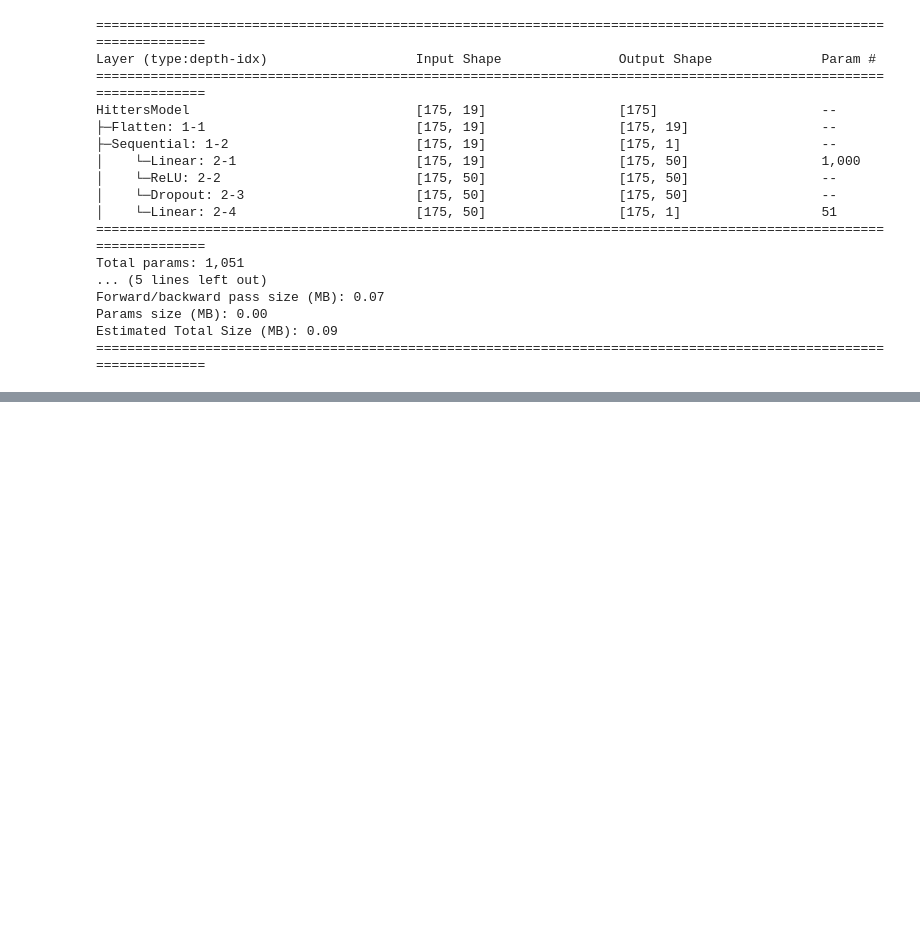
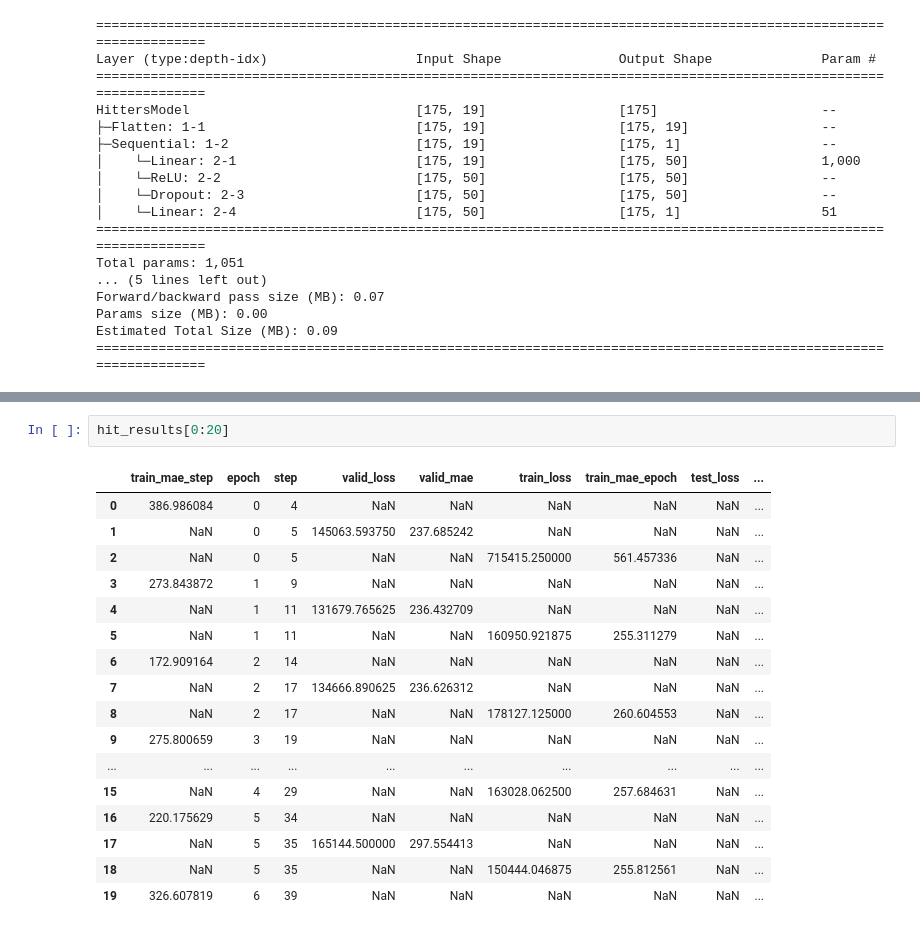
Before and after one commit to alisontuiyott/ML_Upskill, a Jupyter notebook: notebooks/IntroStatLearning_10_9_deep_learning.ipynb, the cells around one changed output, grey strips where cells are left out. Drawn from its saved outputs; the diff is of its cells as text; blank space fills up the shorter version.

```diff
--- a/notebooks/IntroStatLearning_10_9_deep_learning.ipynb
+++ b/notebooks/IntroStatLearning_10_9_deep_learning.ipynb
@@ -228,0 +408,20 @@ Estimated Total Size (MB): 0.09
+# %%
+hit_results[0:20]
+# %% [output]
+|  | train_mae_step | epoch | step | valid_loss | valid_mae | train_loss | train_mae_epoch | test_loss | ... |
+| 0 | 386.986084 | 0 | 4 | NaN | NaN | NaN | NaN | NaN | ... |
+| 1 | NaN | 0 | 5 | 145063.593750 | 237.685242 | NaN | NaN | NaN | ... |
+| 2 | NaN | 0 | 5 | NaN | NaN | 715415.250000 | 561.457336 | NaN | ... |
+| 3 | 273.843872 | 1 | 9 | NaN | NaN | NaN | NaN | NaN | ... |
+| 4 | NaN | 1 | 11 | 131679.765625 | 236.432709 | NaN | NaN | NaN | ... |
+| 5 | NaN | 1 | 11 | NaN | NaN | 160950.921875 | 255.311279 | NaN | ... |
+| 6 | 172.909164 | 2 | 14 | NaN | NaN | NaN | NaN | NaN | ... |
+| 7 | NaN | 2 | 17 | 134666.890625 | 236.626312 | NaN | NaN | NaN | ... |
+| 8 | NaN | 2 | 17 | NaN | NaN | 178127.125000 | 260.604553 | NaN | ... |
+| 9 | 275.800659 | 3 | 19 | NaN | NaN | NaN | NaN | NaN | ... |
+| ... | ... | ... | ... | ... | ... | ... | ... | ... | ... |
+| 15 | NaN | 4 | 29 | NaN | NaN | 163028.062500 | 257.684631 | NaN | ... |
+| 16 | 220.175629 | 5 | 34 | NaN | NaN | NaN | NaN | NaN | ... |
+| 17 | NaN | 5 | 35 | 165144.500000 | 297.554413 | NaN | NaN | NaN | ... |
+| 18 | NaN | 5 | 35 | NaN | NaN | 150444.046875 | 255.812561 | NaN | ... |
+| 19 | 326.607819 | 6 | 39 | NaN | NaN | NaN | NaN | NaN | ... |
```
Also changed, not shown: parts of 31 cells of this notebook.
